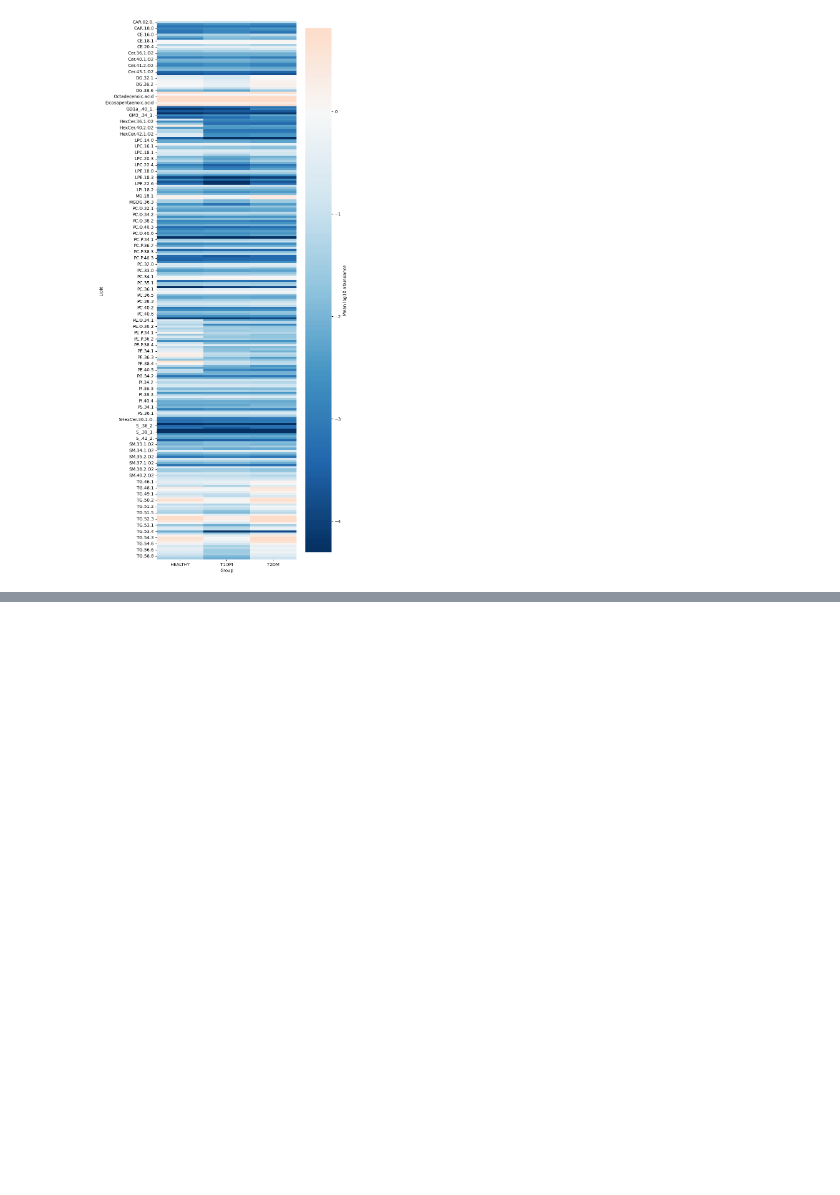
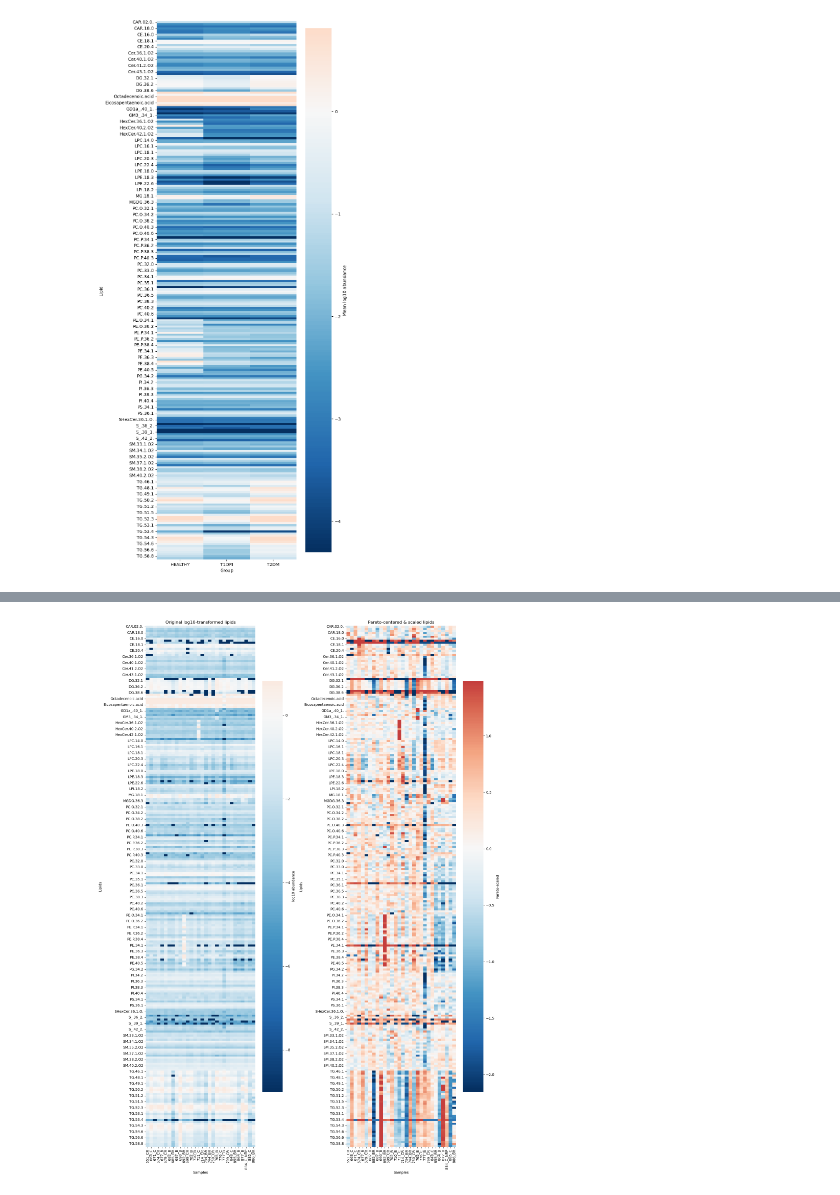
Before and after one commit to hafarah/Targeted_Lipidomics_Pancreas, a Jupyter notebook: Data_cleaning_transformation.ipynb, the cells around one changed output, grey strips where cells are left out. Drawn from its saved outputs; the diff is of its cells as text; code cells hidden in the pictures; blank space fills up the shorter version.

Commit message:
Completed scaling, centering and log transformation of data. Generated heatmaps comparing dfs. Begun looking at PCA and will look at PLS-DA after

```diff
--- a/Data_cleaning_transformation.ipynb
+++ b/Data_cleaning_transformation.ipynb
@@ -354,0 +421,10 @@ plt.close()
+# %%
+# Add Group column directly from original DF using index, no duplicate column
+lipidMatrixParetoCentreDf['Group'] = imputedLipidDf.loc[lipidMatrixParetoCentreDf.index, 'Group']
+
+# Move Group to the front (second column after index)
+colsLipidCorrectOrder = ['Group'] + [c for c in lipidMatrixParetoCentreDf.columns if c != 'Group']
+lipidMatrixParetoCentreDf = lipidMatrixParetoCentreDf[colsLipidCorrectOrder]
+
+# Check result
+lipidMatrixParetoCentreDf.head()
@@ -354,0 +440,44 @@ plt.close()
+# %%
+# Heatmap of lipids before and after Pareto scaling (transposed)
+
+# lipidMatrixParetoCentreDf should have lipids columns only (index = samples)
+lipidMatrixParetoOnly = lipidMatrixParetoCentreDf.drop(columns=['Group'], errors='ignore')
+
+# Transpose so lipids are rows, samples are columns
+lipidMatrixLogT = lipidMatrixLog.T
+lipidMatrixParetoT = lipidMatrixParetoOnly.T
+
+# Set figure with 2 heatmaps side by side
+fig, axes = plt.subplots(1, 2, figsize=(16, 22))
+
+# Left: Original log10-transformed data
+sns.heatmap(
+    lipidMatrixLogT,
+    ax=axes[0],
+    cmap="RdBu_r",
+    center=0,
+    robust=True,
+    cbar_kws={"label": "log10 abundance"}
+)
+axes[0].set_title("Original log10-transformed lipids")
+axes[0].set_xlabel("Samples")
+axes[0].set_ylabel("Lipids")
+
+# Right: Pareto-centered & scaled data
+sns.heatmap(
+    lipidMatrixParetoT,
+    ax=axes[1],
+    cmap="RdBu_r",
+    center=0,
+    robust=True,
+    cbar_kws={"label": "Pareto-scaled"}
+)
+axes[1].set_title("Pareto-centered & scaled lipids")
+axes[1].set_xlabel("Samples")
+axes[1].set_ylabel("Lipids")
+
+plt.tight_layout()
+plt.show()
+plt.close()
+# %% [output]
+[figure, added]
```
Also changed, not shown: parts of 9 cells of this notebook.
